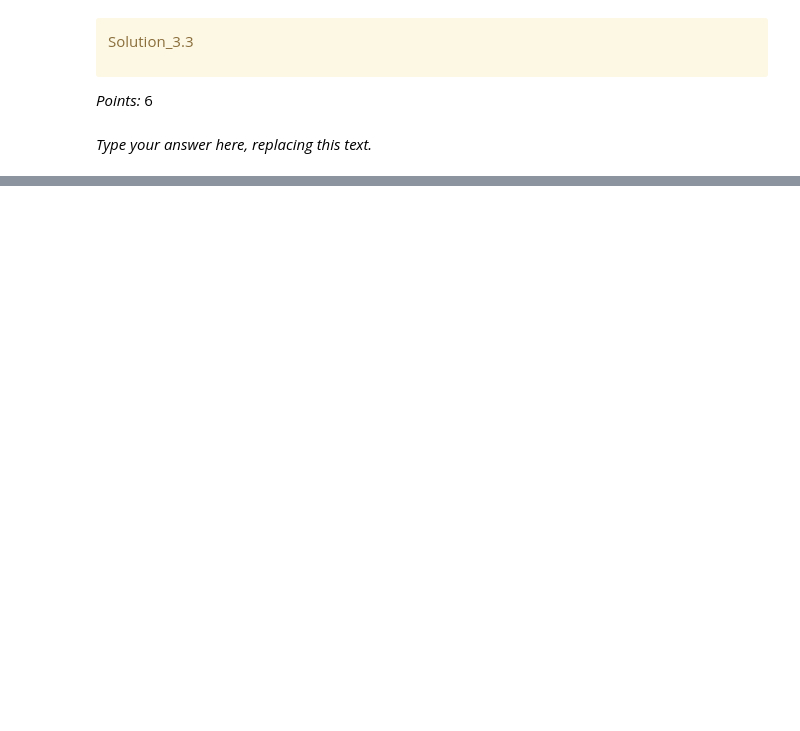
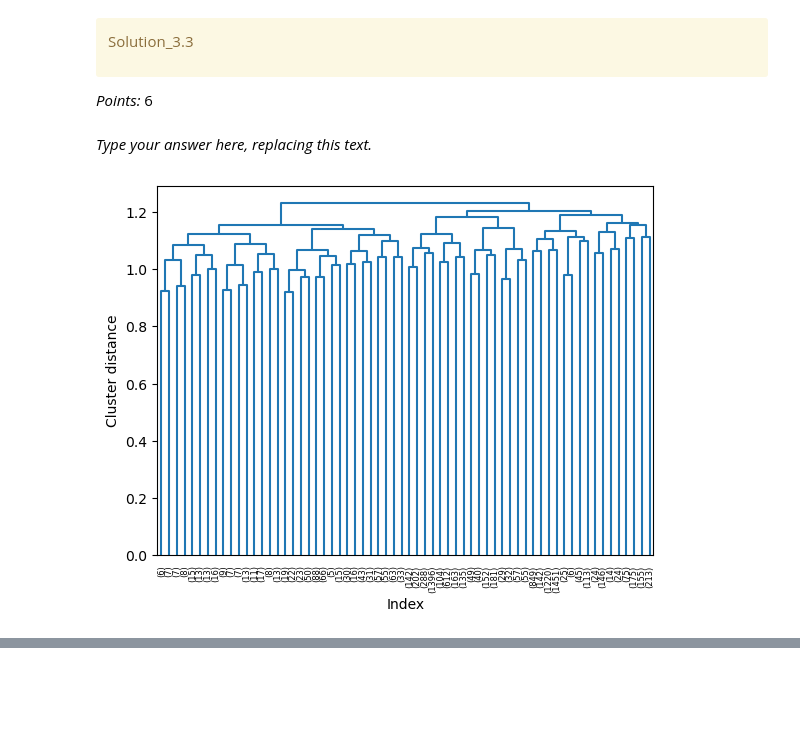
Before and after one commit to sillyyilly/cpsc330work, a Jupyter notebook: hw/hw6/hw6.ipynb, the cells around one changed output, grey strips where cells are left out. Saved outputs shown, nothing was run; the diff lists cells and outputs as text; code cells hidden in the pictures; blank space fills up the shorter version.

```diff
--- a/hw/hw6/hw6.ipynb
+++ b/hw/hw6/hw6.ipynb
@@ -837,3 +833,6 @@ Solution_3.1
 _Points:_ 6
 # %% [markdown]
 _Type your answer here, replacing this text._
+# %%
+kmeans = KMeans(n_clusters=6, random_state=42)
+kmeans.fit(embeddings)
@@ -839,0 +864,3 @@ _Type your answer here, replacing this text._
+# %%
+kmeans = KMeans(n_clusters=7, random_state=42)
+kmeans.fit(embeddings)
@@ -870,0 +922,4 @@ _Type your answer here, replacing this text._
+# %%
+dbscan = DBSCAN(eps=0.4, min_samples=200, metric="cosine")
+# %%
+dbscan.fit(embeddings)
@@ -894,4 +974,12 @@ Solution_3.3
 _Points:_ 6
 # %% [markdown]
 _Type your answer here, replacing this text._
+# %%
+ax = plt.gca()
+linkage_array = linkage(embeddings, method="complete", metric="cosine")
+dendrogram(linkage_array, ax=ax, p=5, truncate_mode="level")
+plt.xlabel("Index")
+plt.ylabel("Cluster distance");
+# %% [output]
+[figure, added]
 # %%
```
Also changed, not shown: parts of 20 cells of this notebook, 1 other file.
